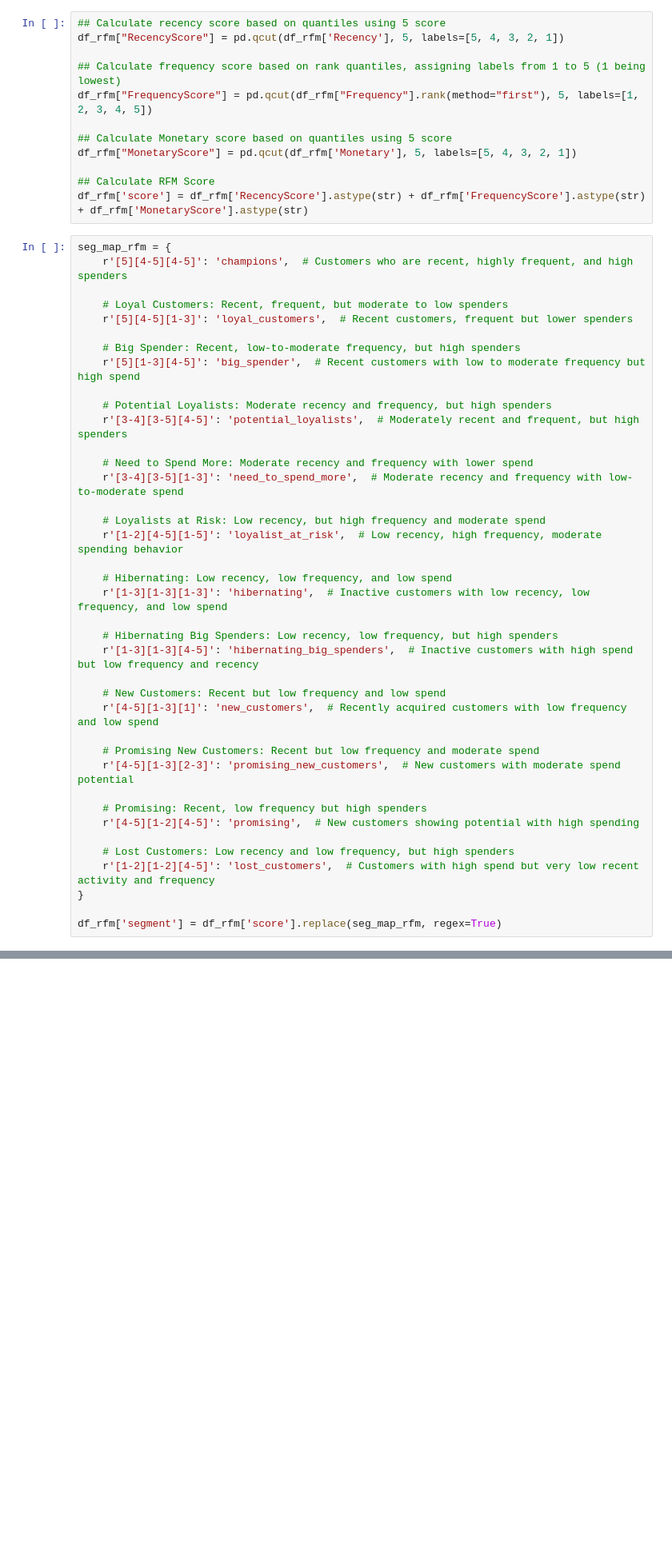
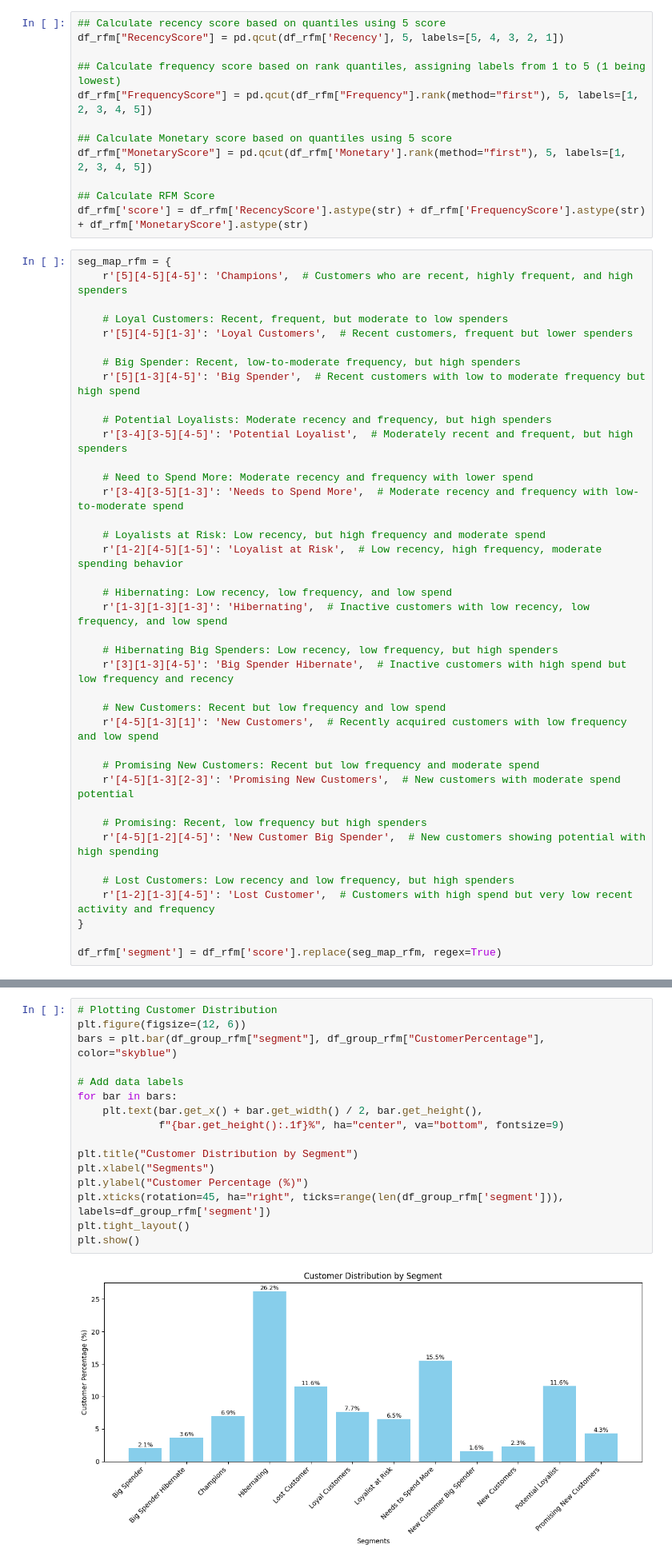
Before and after one commit to satriahady/RFM-Analysis, a Jupyter notebook: rfm_analysis.ipynb, the cells around one changed output, grey strips where cells are left out. Shown: that part at 80% size. Cells and saved outputs as stored; diff of their text form; blank space fills up the shorter version.

```diff
--- a/rfm_analysis.ipynb
+++ b/rfm_analysis.ipynb
@@ -390,46 +396,46 @@ df_rfm["RecencyScore"] = pd.qcut(df_rfm['Recency'], 5, labels=[5, 4, 3, 2, 1])
 df_rfm["FrequencyScore"] = pd.qcut(df_rfm["Frequency"].rank(method="first"), 5, labels=[1, 2, 3, 4, 5])
 
 ## Calculate Monetary score based on quantiles using 5 score
-df_rfm["MonetaryScore"] = pd.qcut(df_rfm['Monetary'], 5, labels=[5, 4, 3, 2, 1])
+df_rfm["MonetaryScore"] = pd.qcut(df_rfm['Monetary'].rank(method="first"), 5, labels=[1, 2, 3, 4, 5])
 
 ## Calculate RFM Score
 df_rfm['score'] = df_rfm['RecencyScore'].astype(str) + df_rfm['FrequencyScore'].astype(str) + df_rfm['MonetaryScore'].astype(str)
 # %%
 seg_map_rfm = {
-    r'[5][4-5][4-5]': 'champions',  # Customers who are recent, highly frequent, and high spenders
+    r'[5][4-5][4-5]': 'Champions',  # Customers who are recent, highly frequent, and high spenders
 
     # Loyal Customers: Recent, frequent, but moderate to low spenders
-    r'[5][4-5][1-3]': 'loyal_customers',  # Recent customers, frequent but lower spenders
+    r'[5][4-5][1-3]': 'Loyal Customers',  # Recent customers, frequent but lower spenders
 
     # Big Spender: Recent, low-to-moderate frequency, but high spenders
-    r'[5][1-3][4-5]': 'big_spender',  # Recent customers with low to moderate frequency but high spend
+    r'[5][1-3][4-5]': 'Big Spender',  # Recent customers with low to moderate frequency but high spend
 
     # Potential Loyalists: Moderate recency and frequency, but high spenders
-    r'[3-4][3-5][4-5]': 'potential_loyalists',  # Moderately recent and frequent, but high spenders
+    r'[3-4][3-5][4-5]': 'Potential Loyalist',  # Moderately recent and frequent, but high spenders
 
     # Need to Spend More: Moderate recency and frequency with lower spend
-    r'[3-4][3-5][1-3]': 'need_to_spend_more',  # Moderate recency and frequency with low-to-moderate spend
+    r'[3-4][3-5][1-3]': 'Needs to Spend More',  # Moderate recency and frequency with low-to-moderate spend
 
     # Loyalists at Risk: Low recency, but high frequency and moderate spend
-    r'[1-2][4-5][1-5]': 'loyalist_at_risk',  # Low recency, high frequency, moderate spending behavior
+    r'[1-2][4-5][1-5]': 'Loyalist at Risk',  # Low recency, high frequency, moderate spending behavior
 
     # Hibernating: Low recency, low frequency, and low spend
-    r'[1-3][1-3][1-3]': 'hibernating',  # Inactive customers with low recency, low frequency, and low spend
+    r'[1-3][1-3][1-3]': 'Hibernating',  # Inactive customers with low recency, low frequency, and low spend
 
     # Hibernating Big Spenders: Low recency, low frequency, but high spenders
-    r'[1-3][1-3][4-5]': 'hibernating_big_spenders',  # Inactive customers with high spend but low frequency and recency
+    r'[3][1-3][4-5]': 'Big Spender Hibernate',  # Inactive customers with high spend but low frequency and recency
 
     # New Customers: Recent but low frequency and low spend
-    r'[4-5][1-3][1]': 'new_customers',  # Recently acquired customers with low frequency and low spend
+    r'[4-5][1-3][1]': 'New Customers',  # Recently acquired customers with low frequency and low spend
 
     # Promising New Customers: Recent but low frequency and moderate spend
-    r'[4-5][1-3][2-3]': 'promising_new_customers',  # New customers with moderate spend potential
+    r'[4-5][1-3][2-3]': 'Promising New Customers',  # New customers with moderate spend potential
 
     # Promising: Recent, low frequency but high spenders
-    r'[4-5][1-2][4-5]': 'promising',  # New customers showing potential with high spending
+    r'[4-5][1-2][4-5]': 'New Customer Big Spender',  # New customers showing potential with high spending
 
     # Lost Customers: Low recency and low frequency, but high spenders
-    r'[1-2][1-2][4-5]': 'lost_customers',  # Customers with high spend but very low recent activity and frequency
+    r'[1-2][1-3][4-5]': 'Lost Customer',  # Customers with high spend but very low recent activity and frequency
 }
 
 df_rfm['segment'] = df_rfm['score'].replace(seg_map_rfm, regex=True)
@@ -435,0 +527,18 @@ df_rfm['segment'] = df_rfm['score'].replace(seg_map_rfm, regex=True)
+# %%
+# Plotting Customer Distribution
+plt.figure(figsize=(12, 6))
+bars = plt.bar(df_group_rfm["segment"], df_group_rfm["CustomerPercentage"], color="skyblue")
+
+# Add data labels
+for bar in bars:
+    plt.text(bar.get_x() + bar.get_width() / 2, bar.get_height(),
+             f"{bar.get_height():.1f}%", ha="center", va="bottom", fontsize=9)
+
+plt.title("Customer Distribution by Segment")
+plt.xlabel("Segments")
+plt.ylabel("Customer Percentage (%)")
+plt.xticks(rotation=45, ha="right", ticks=range(len(df_group_rfm['segment'])), labels=df_group_rfm['segment'])
+plt.tight_layout()
+plt.show()
+# %% [output]
+[figure, added]
```
Also changed, not shown: parts of 20 cells of this notebook, 7 other files.
